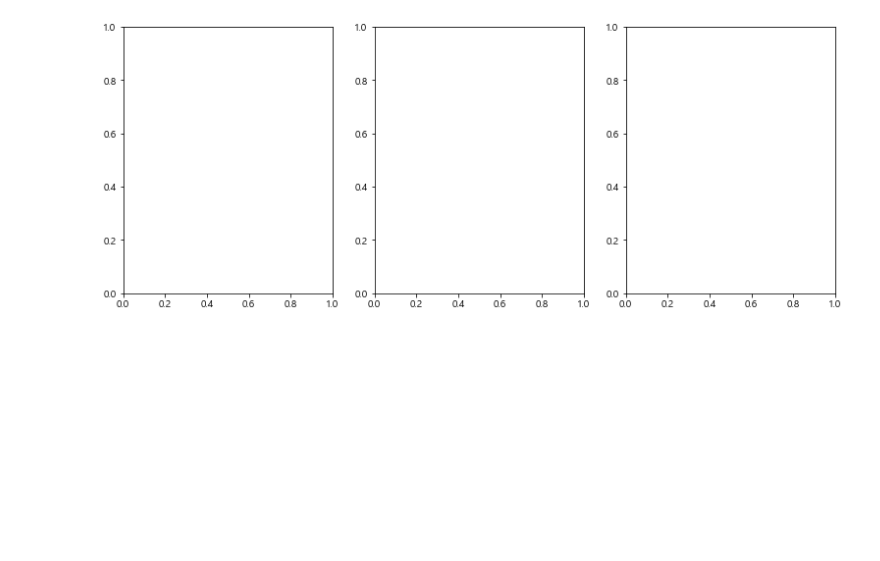
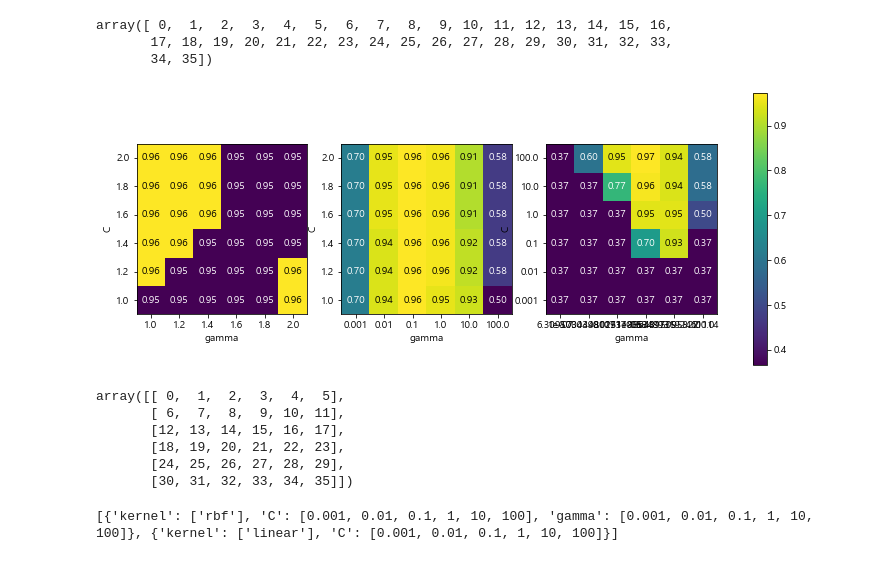
Before and after one commit to gotocernlikelion/study_ai, a Jupyter notebook: day06.ipynb, the cells around one changed output. Cells and saved outputs as stored; diff of their text form; code cells hidden in the pictures; blank space fills up the shorter version.

```diff
--- a/day06.ipynb
+++ b/day06.ipynb
@@ -16,17 +16,6 @@ elif platform.system() == 'Darwin':  # Mac
 else:
     matplotlib.rc('font', family='NanumGothic')
 plt.rcParams['axes.unicode_minus'] = False  # 마이너스 기호 깨짐방지
-# %%
-fig, axes = plt.subplots(1, 3 , figsize=(13,5))
-
-param_grid_linear = {"C" : np.linspace(1,2,6), "gamma" : np.linspace(1,2,6)}
-# C,gamma value array 로 만든 dictionary
-#type(param_grid_linear)
-param_grid_one_log = {"C" : np.linspace(1,2,6), "gamma":np.logspace(-3,2,6)}
-# 1.0 e-3, ..., 1.0 e+2
-param_grid_range = {"C" : np.logspace(-3,2,6), "gamma":np.logspace(-7,2,6)}
-# %% [output]
-[figure, removed]
 # %%
 from sklearn.model_selection import GridSearchCV
 # %%
@@ -37,4 +26,48 @@ from sklearn.model_selection import train_test_split
 iris = load_iris()
 X_train, X_test, y_train, y_test = train_test_split(iris.data, iris.target, random_state=0)
 #dataset 마련
+# %%
+np.array(np.arange(36))
+np.arange(36)
+# %% [output]
+array([ 0,  1,  2,  3,  4,  5,  6,  7,  8,  9, 10, 11, 12, 13, 14, 15, 16,
+       17, 18, 19, 20, 21, 22, 23, 24, 25, 26, 27, 28, 29, 30, 31, 32, 33,
+       34, 35])
+# %%
+fig, axes = plt.subplots(1, 3 , figsize=(13,5))
+
+param_grid_linear = {"C" : np.linspace(1,2,6), "gamma" : np.linspace(1,2,6)}
+
+param_grid_one_log = {"C" : np.linspace(1,2,6), "gamma":np.logspace(-3,2,6)}
+# 1.0 e-3, ..., 1.0 e+2
+param_grid_range = {"C" : np.logspace(-3,2,6), "gamma":np.logspace(-7,2,6)}
+for param_grid, ax in zip([param_grid_linear, param_grid_one_log, param_grid_range], axes):
+    grid_search = GridSearchCV(SVC(),param_grid, cv=5)
+    grid_search.fit(X_train,y_train)
+    scores = grid_search.cv_results_['mean_test_score'].reshape(6,6)
+    scores_image = mglearn.tools.heatmap(
+        scores, xlabel= 'gamma', ylabel='C', xticklabels=param_grid["gamma"],
+        yticklabels=param_grid["C"],cmap='viridis', ax=ax)
+plt.colorbar(scores_image, ax=axes.tolist())
+plt.show()
+# %% [output]
+[figure, added]
+# %%
+np.array(np.arange(36).reshape(6,6))
+# %% [output]
+array([[ 0,  1,  2,  3,  4,  5],
+       [ 6,  7,  8,  9, 10, 11],
+       [12, 13, 14, 15, 16, 17],
+       [18, 19, 20, 21, 22, 23],
+       [24, 25, 26, 27, 28, 29],
+       [30, 31, 32, 33, 34, 35]])
+# %%
+param_grid = [{'kernel':['rbf'],
+               'C':[0.001, 0.01, 0.1, 1, 10, 100],
+              'gamma':[0.001, 0.01, 0.1, 1, 10, 100]},
+             {'kernel':['linear'],
+             'C':[0.001, 0.01, 0.1, 1, 10, 100]}]
+print(param_grid)
+# %% [output]
+[{'kernel': ['rbf'], 'C': [0.001, 0.01, 0.1, 1, 10, 100], 'gamma': [0.001, 0.01, 0.1, 1, 10, 100]}, {'kernel': ['linear'], 'C': [0.001, 0.01, 0.1, 1, 10, 100]}]
 # %%
```
Also changed, not shown: parts of 113 cells of this notebook, 1 other file.
